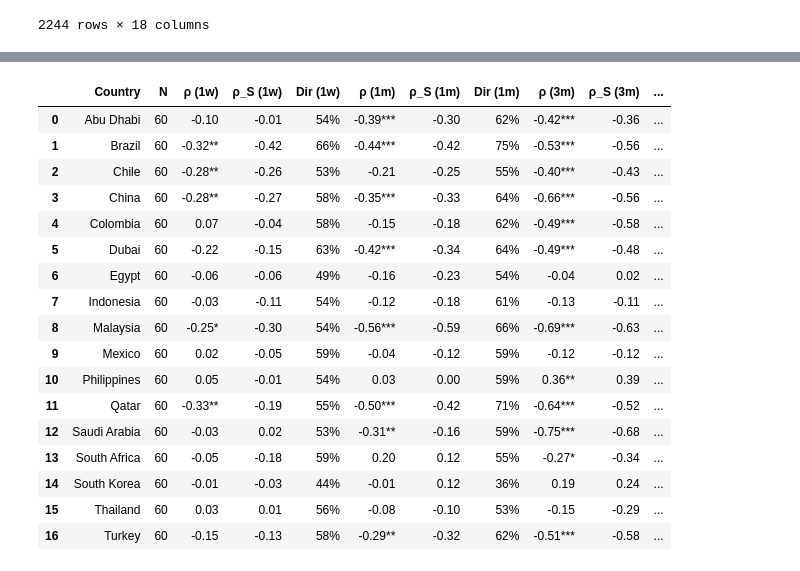
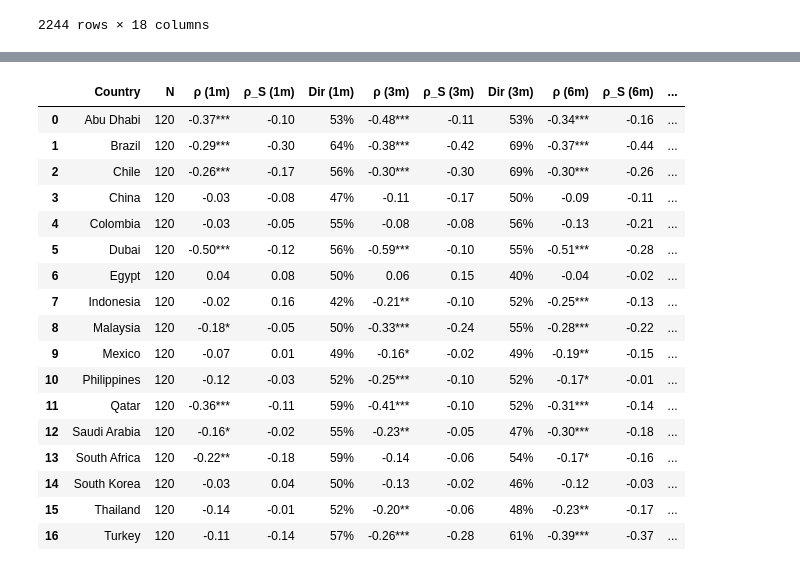
Before and after one commit to juanfp02/commodities_and_sovereigns, a Jupyter notebook: Chapter_02/CCA_M1_Adjusting_Equity.ipynb, the cells around one changed output, grey strips where cells are left out. Drawn from its saved outputs; the diff is of its cells as text; code cells hidden in the pictures.

```diff
--- a/Chapter_02/CCA_M1_Adjusting_Equity.ipynb
+++ b/Chapter_02/CCA_M1_Adjusting_Equity.ipynb
@@ -81,7 +81,7 @@ cca_panel_df
 2244 rows × 18 columns
 # %%
 results = pd.DataFrame()
-eta = 0.75
+eta = 1
 
 for country, group in cca_panel_df.groupby('country'):
 
@@ -150,7 +150,7 @@ for country, group in cca_panel_df.groupby('country'):
 
 
 START_DATE = '2015-01-01'
-END_DATE = '2019-12-31'
+END_DATE = '2024-12-31'
 
 results = results[
     (results['date'] >= START_DATE) & (results['date'] <= END_DATE)
@@ -166,29 +166,29 @@ d2_scatter = plot_d2_scatter(results)
 # %%
 display, raw = correlation_table(
     results,
     dd_col='distance_to_distress',
-    horizons=[1, 4, 13],
-    horizon_labels=['1w', '1m', '3m'],
+    horizons=[1, 3, 6],
+    horizon_labels=['1m', '3m', '6m'],
 )
 display
 # %% [output]
-|  | Country | N | ρ (1w) | ρ_S (1w) | Dir (1w) | ρ (1m) | ρ_S (1m) | Dir (1m) | ρ (3m) | ρ_S (3m) | ... |
-| 0 | Abu Dhabi | 60 | -0.10 | -0.01 | 54% | -0.39*** | -0.30 | 62% | -0.42*** | -0.36 | ... |
-| 1 | Brazil | 60 | -0.32** | -0.42 | 66% | -0.44*** | -0.42 | 75% | -0.53*** | -0.56 | ... |
-| 2 | Chile | 60 | -0.28** | -0.26 | 53% | -0.21 | -0.25 | 55% | -0.40*** | -0.43 | ... |
-| 3 | China | 60 | -0.28** | -0.27 | 58% | -0.35*** | -0.33 | 64% | -0.66*** | -0.56 | ... |
-| 4 | Colombia | 60 | 0.07 | -0.04 | 58% | -0.15 | -0.18 | 62% | -0.49*** | -0.58 | ... |
-| 5 | Dubai | 60 | -0.22 | -0.15 | 63% | -0.42*** | -0.34 | 64% | -0.49*** | -0.48 | ... |
-| 6 | Egypt | 60 | -0.06 | -0.06 | 49% | -0.16 | -0.23 | 54% | -0.04 | 0.02 | ... |
-| 7 | Indonesia | 60 | -0.03 | -0.11 | 54% | -0.12 | -0.18 | 61% | -0.13 | -0.11 | ... |
-| 8 | Malaysia | 60 | -0.25* | -0.30 | 54% | -0.56*** | -0.59 | 66% | -0.69*** | -0.63 | ... |
-| 9 | Mexico | 60 | 0.02 | -0.05 | 59% | -0.04 | -0.12 | 59% | -0.12 | -0.12 | ... |
-| 10 | Philippines | 60 | 0.05 | -0.01 | 54% | 0.03 | 0.00 | 59% | 0.36** | 0.39 | ... |
-| 11 | Qatar | 60 | -0.33** | -0.19 | 55% | -0.50*** | -0.42 | 71% | -0.64*** | -0.52 | ... |
-| 12 | Saudi Arabia | 60 | -0.03 | 0.02 | 53% | -0.31** | -0.16 | 59% | -0.75*** | -0.68 | ... |
-| 13 | South Africa | 60 | -0.05 | -0.18 | 59% | 0.20 | 0.12 | 55% | -0.27* | -0.34 | ... |
-| 14 | South Korea | 60 | -0.01 | -0.03 | 44% | -0.01 | 0.12 | 36% | 0.19 | 0.24 | ... |
-| 15 | Thailand | 60 | 0.03 | 0.01 | 56% | -0.08 | -0.10 | 53% | -0.15 | -0.29 | ... |
-| 16 | Turkey | 60 | -0.15 | -0.13 | 58% | -0.29** | -0.32 | 62% | -0.51*** | -0.58 | ... |
+|  | Country | N | ρ (1m) | ρ_S (1m) | Dir (1m) | ρ (3m) | ρ_S (3m) | Dir (3m) | ρ (6m) | ρ_S (6m) | ... |
+| 0 | Abu Dhabi | 120 | -0.37*** | -0.10 | 53% | -0.48*** | -0.11 | 53% | -0.34*** | -0.16 | ... |
+| 1 | Brazil | 120 | -0.29*** | -0.30 | 64% | -0.38*** | -0.42 | 69% | -0.37*** | -0.44 | ... |
+| 2 | Chile | 120 | -0.26*** | -0.17 | 56% | -0.30*** | -0.30 | 69% | -0.30*** | -0.26 | ... |
+| 3 | China | 120 | -0.03 | -0.08 | 47% | -0.11 | -0.17 | 50% | -0.09 | -0.11 | ... |
+| 4 | Colombia | 120 | -0.03 | -0.05 | 55% | -0.08 | -0.08 | 56% | -0.13 | -0.21 | ... |
+| 5 | Dubai | 120 | -0.50*** | -0.12 | 56% | -0.59*** | -0.10 | 55% | -0.51*** | -0.28 | ... |
+| 6 | Egypt | 120 | 0.04 | 0.08 | 50% | 0.06 | 0.15 | 40% | -0.04 | -0.02 | ... |
+| 7 | Indonesia | 120 | -0.02 | 0.16 | 42% | -0.21** | -0.10 | 52% | -0.25*** | -0.13 | ... |
+| 8 | Malaysia | 120 | -0.18* | -0.05 | 50% | -0.33*** | -0.24 | 55% | -0.28*** | -0.22 | ... |
+| 9 | Mexico | 120 | -0.07 | 0.01 | 49% | -0.16* | -0.02 | 49% | -0.19** | -0.15 | ... |
+| 10 | Philippines | 120 | -0.12 | -0.03 | 52% | -0.25*** | -0.10 | 52% | -0.17* | -0.01 | ... |
+| 11 | Qatar | 120 | -0.36*** | -0.11 | 59% | -0.41*** | -0.10 | 52% | -0.31*** | -0.14 | ... |
+| 12 | Saudi Arabia | 120 | -0.16* | -0.02 | 55% | -0.23** | -0.05 | 47% | -0.30*** | -0.18 | ... |
+| 13 | South Africa | 120 | -0.22** | -0.18 | 59% | -0.14 | -0.06 | 54% | -0.17* | -0.16 | ... |
+| 14 | South Korea | 120 | -0.03 | 0.04 | 50% | -0.13 | -0.02 | 46% | -0.12 | -0.03 | ... |
+| 15 | Thailand | 120 | -0.14 | -0.01 | 52% | -0.20** | -0.06 | 48% | -0.23** | -0.17 | ... |
+| 16 | Turkey | 120 | -0.11 | -0.14 | 57% | -0.26*** | -0.28 | 61% | -0.39*** | -0.37 | ... |
 # %%
 results.to_csv("../output/results/M1_results.csv")
```
Also changed, not shown: parts of 2 cells of this notebook, 3 other files.
